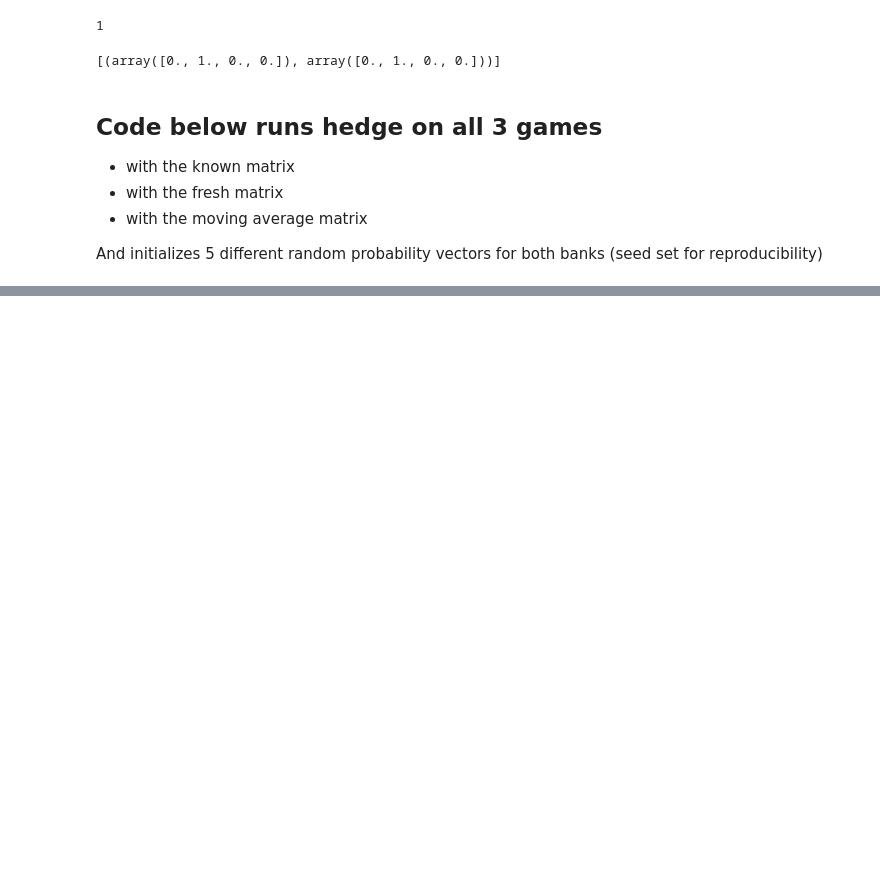
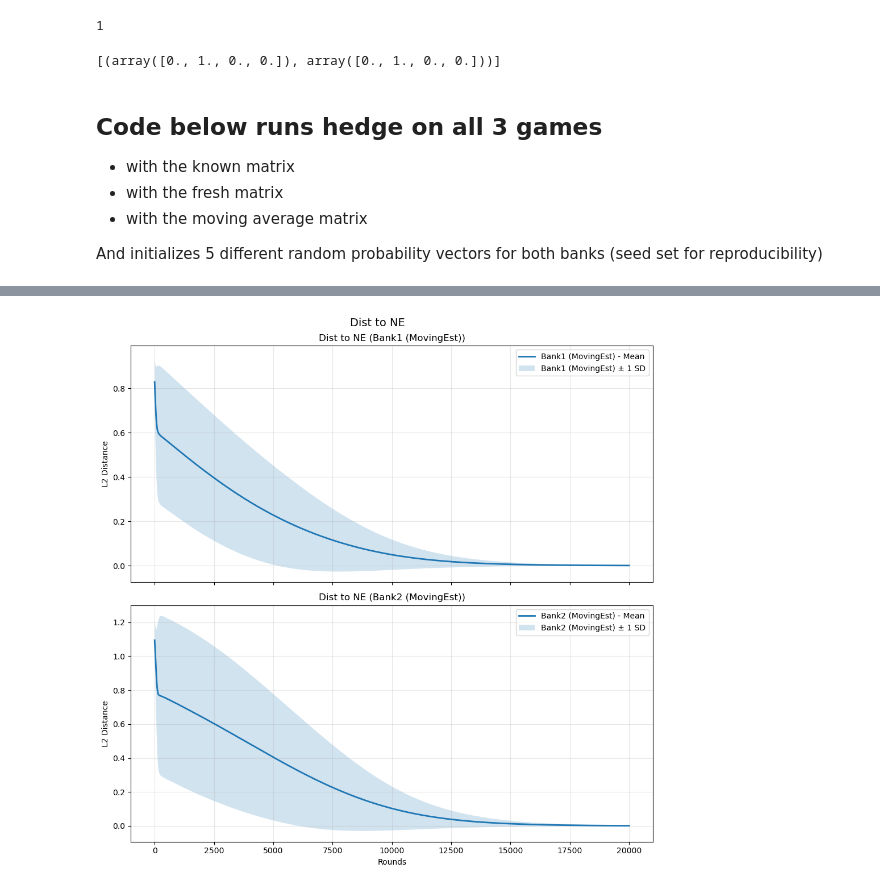
Before and after one commit to krishnacharya/bankgame, a Jupyter notebook: notebooks/Convegence_and_Distance_toNE.ipynb, the cells around one changed output, grey strips where cells are left out. Cells and saved outputs as stored; diff of their text form; code cells hidden in the pictures; blank space fills up the shorter version.

```diff
--- a/notebooks/Convegence_and_Distance_toNE.ipynb
+++ b/notebooks/Convegence_and_Distance_toNE.ipynb
@@ -187,0 +242,11 @@ plot_mean_sd_over_time(
+# %%
+# Example Usage:
+plot_mean_sd_over_time(
+    {
+        "Bank1 (MovingEst)": df['closestNEdist_moving1_b1'],
+        "Bank2 (MovingEst)": df['closestNEdist_moving1_b2']
+    },
+    labels=["Bank1", "Bank2"]
+)
+# %% [output]
+[figure, added]
```
Also changed, not shown: parts of 39 cells of this notebook.
